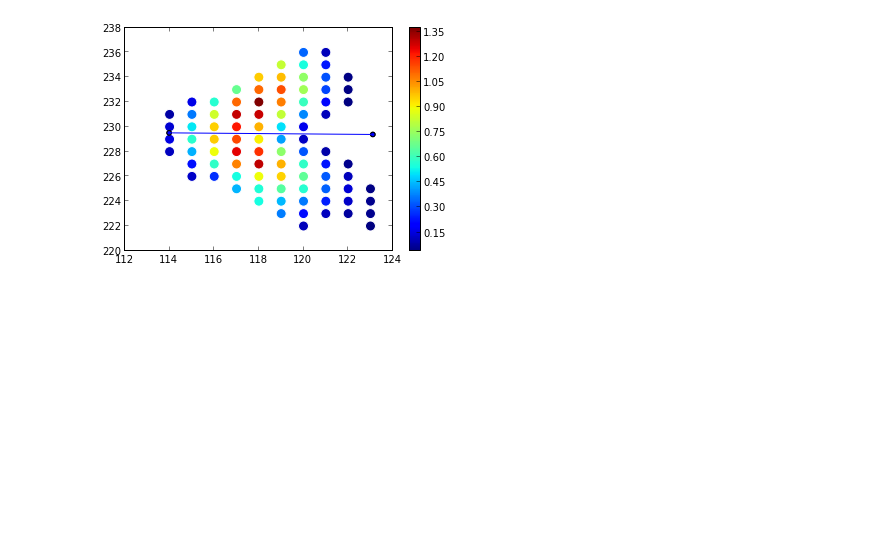
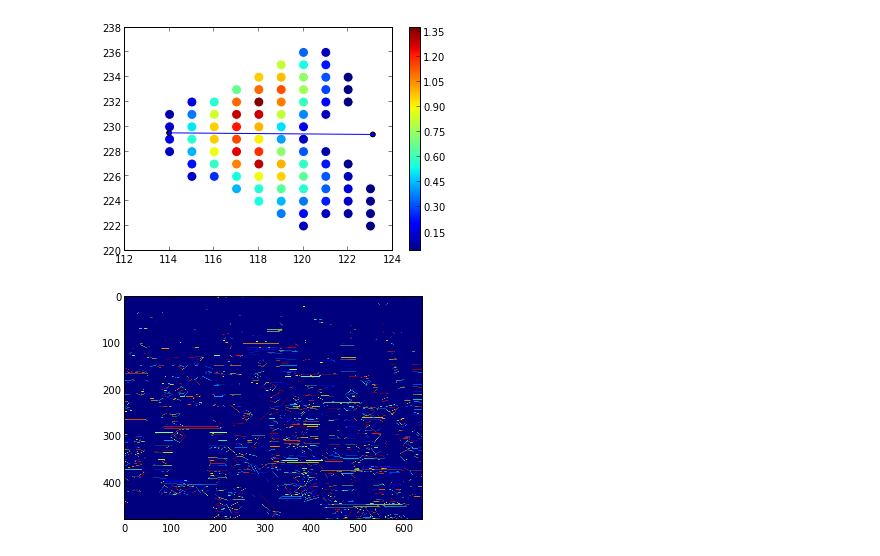
Before and after one commit to andrewjchen/pnp, a Jupyter notebook: notebook/tracker.ipynb, the cells around one changed output. Drawn from its saved outputs; the diff is of its cells as text; code cells hidden in the pictures; blank space fills up the shorter version.

Commit message:
visualization of line segments of clusters

```diff
--- a/notebook/tracker.ipynb
+++ b/notebook/tracker.ipynb
@@ -94,0 +95,4 @@ def getSegment(points, params):    """ returns the two points that describe the
+# %%
+segmentsMat = np.zeros([480,640], dtype=float)#rep = 217430#rep = random.choice([k for k in clusters for x in clusters[k]])for rep in clusters:    points = clusters[rep]    x, y, weights = np.asarray([[z[i] for z in clusters[rep]] for i in (0,1,2)])    #weights=np.ones(len(x))    weights*=10    params = do_regression(x, y, weights)    if (params[2] > .999):        segs = getSegment(points, params)        pta = int(segs[0][0]), int(segs[0][1])        ptb = int(segs[1][0]), int(segs[1][1])        cv2.line(segmentsMat, pta, ptb, rand())            implot = plt.imshow(segmentsMat)#implot.set_cmap('gray')
+# %% [output]
+[figure, added]
```
Also changed, not shown: parts of 1 cell of this notebook.
